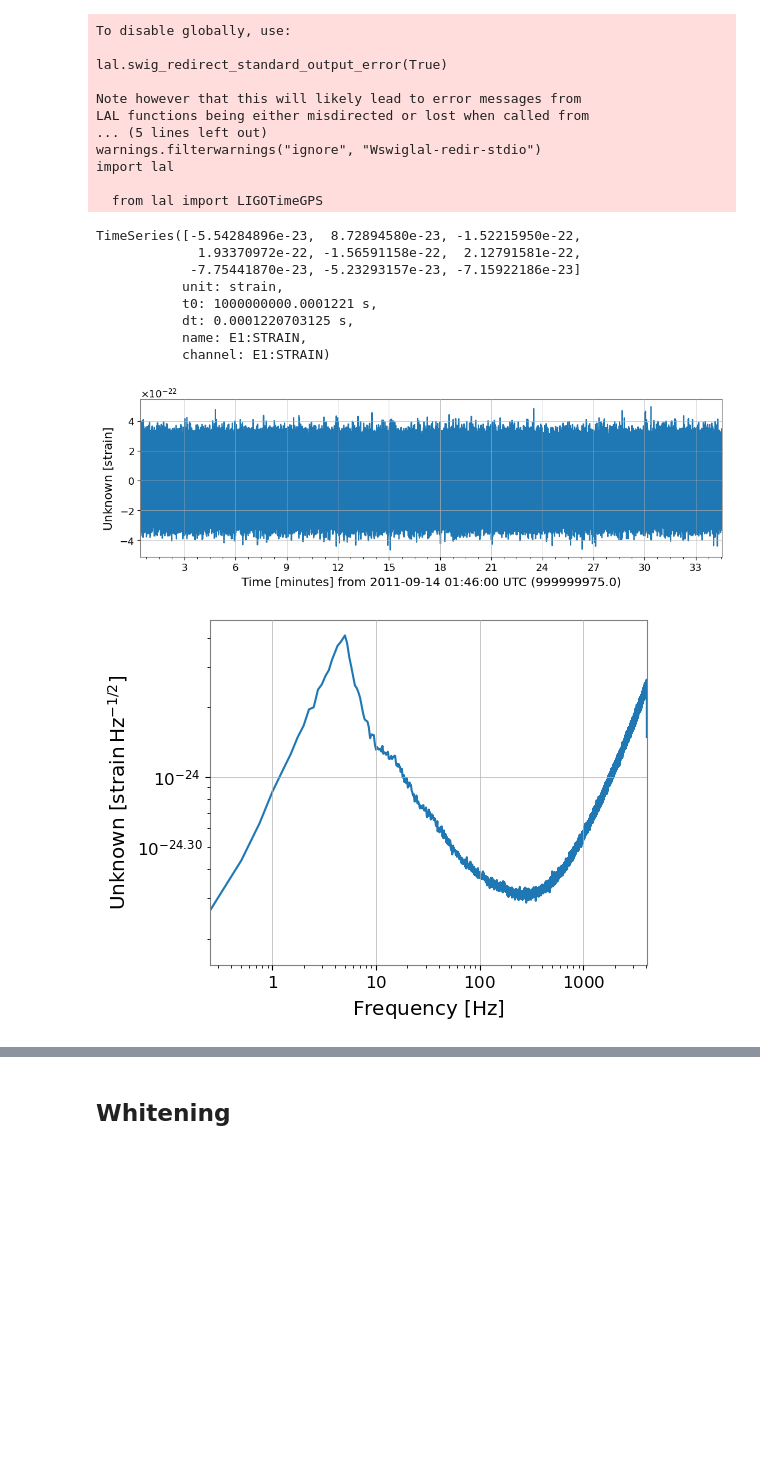
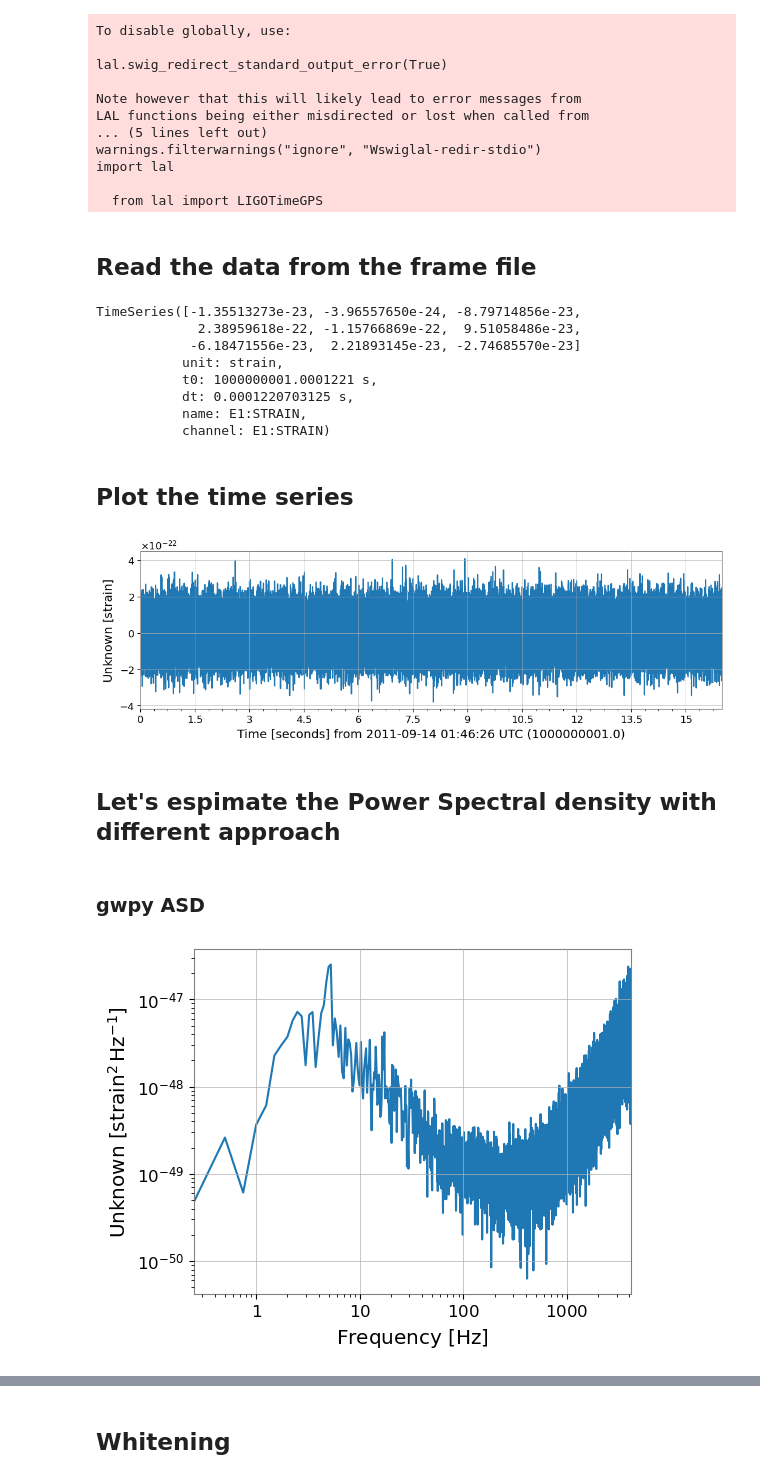
Before and after one commit to elenacuoco/ET-MDC-Tutorials, a Jupyter notebook: notebooks/DataProc.ipynb, the cells around one changed output, grey strips where cells are left out. Cells and saved outputs as stored; diff of their text form; code cells hidden in the pictures; blank space fills up the shorter version.

```diff
--- a/notebooks/DataProc.ipynb
+++ b/notebooks/DataProc.ipynb
@@ -79,23 +75,27 @@ DATASETS = ['E0','E1','E2','E3','C1','C2']
 # Creating a dictionary to map each dataset to its corresponding channel
 # Each channel is specified as a string with the dataset name followed by ":STRAIN"
 CHANNELS = {n : f'{n}:STRAIN' for n in DATASETS}
+# %% [markdown]
+## Read the data from the frame file
 # %%
 # Reading a gravitational wave strain time series from a GWF file using the gwpy library
 # The file path is constructed based on the MDC_PATH and dataset ('E1') information
-e0 = TimeSeries.read(MDC_PATH+'/E1/E-E1_STRAIN_DATA-1000000000-2048.gwf', 'E1:STRAIN')
+e0 = TimeSeries.read(MDC_PATH+'/E1/E-E1_STRAIN_DATA-1000000000-2048.gwf', 'E1:STRAIN',start=1000000001, end=1000000017)
 
 # Printing the first 10 elements of the TimeSeries object (time series data)
 # The TimeSeries object contains various metadata and information about the strain data
 print(e0[1:10])
 # %% [output]
-TimeSeries([-5.54284896e-23,  8.72894580e-23, -1.52215950e-22,
-             1.93370972e-22, -1.56591158e-22,  2.12791581e-22,
-            -7.75441870e-23, -5.23293157e-23, -7.15922186e-23]
+TimeSeries([-1.35513273e-23, -3.96557650e-24, -8.79714856e-23,
+             2.38959618e-22, -1.15766869e-22,  9.51058486e-23,
+            -6.18471556e-23,  2.21893145e-23, -2.74685570e-23]
            unit: strain,
-           t0: 1000000000.0001221 s,
+           t0: 1000000001.0001221 s,
            dt: 0.0001220703125 s,
            name: E1:STRAIN,
            channel: E1:STRAIN)
+# %% [markdown]
+## Plot the time series
 # %%
 # Enabling inline plotting in Jupyter notebooks or IPython environments
 %matplotlib inline
@@ -103,20 +103,24 @@ TimeSeries([-5.54284896e-23,  8.72894580e-23, -1.52215950e-22,
 # Creating a plot of the gravitational wave strain data using the plot() method of the TimeSeries object
 plot = e0.plot()
 # %% [output]
-[figure, old version]
+[figure, new version]
+# %% [markdown]
+## Let's espimate the Power Spectral density with different approach
+# %% [markdown]
+### gwpy ASD
 # %%
 # Computing the amplitude spectral density (ASD) of the gravitational wave strain data
 # The ASD is calculated using a Fast Fourier Transform (FFT) with a specified length of 4 seconds
 # The median method is used to estimate the ASD
-asd = e0.asd(fftlength=4, method="median")
+psd = e0.psd(fftlength=4, method="median")
 
 # Creating a plot of the computed ASD using the plot() method of the ASD object
-plot = asd.plot()
+plot = psd.plot()
 
 # Displaying the plot while suppressing any warning messages (if any)
 plot.show(warn=False)
 # %% [output]
-[figure, old version]
+[figure, new version]
 # %%
 # Getting the current Axes instance from the plot
 ax = plot.gca()
```
Also changed, not shown: parts of 22 cells of this notebook, 8 other files.
